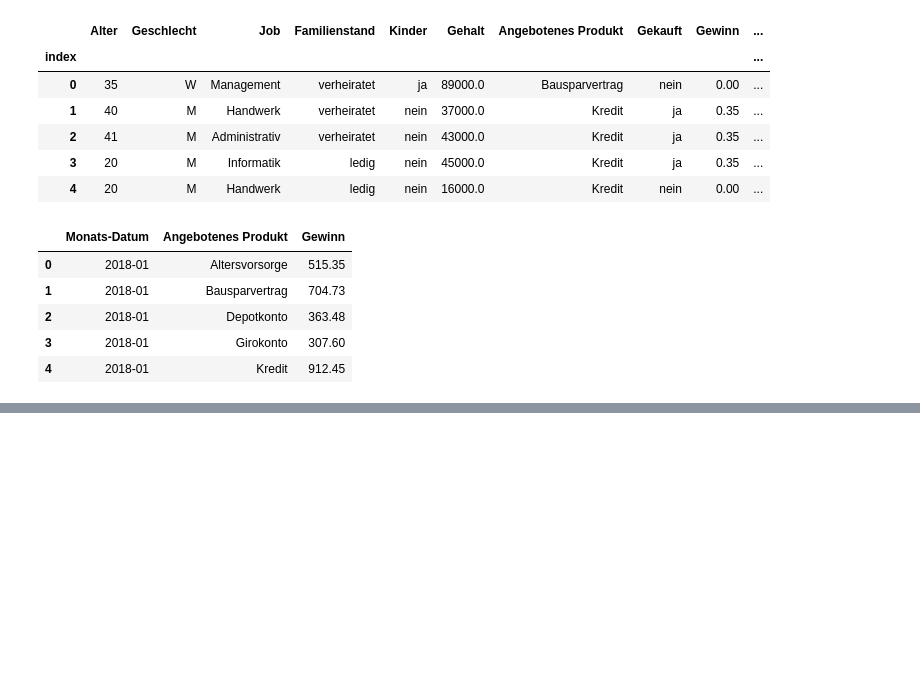
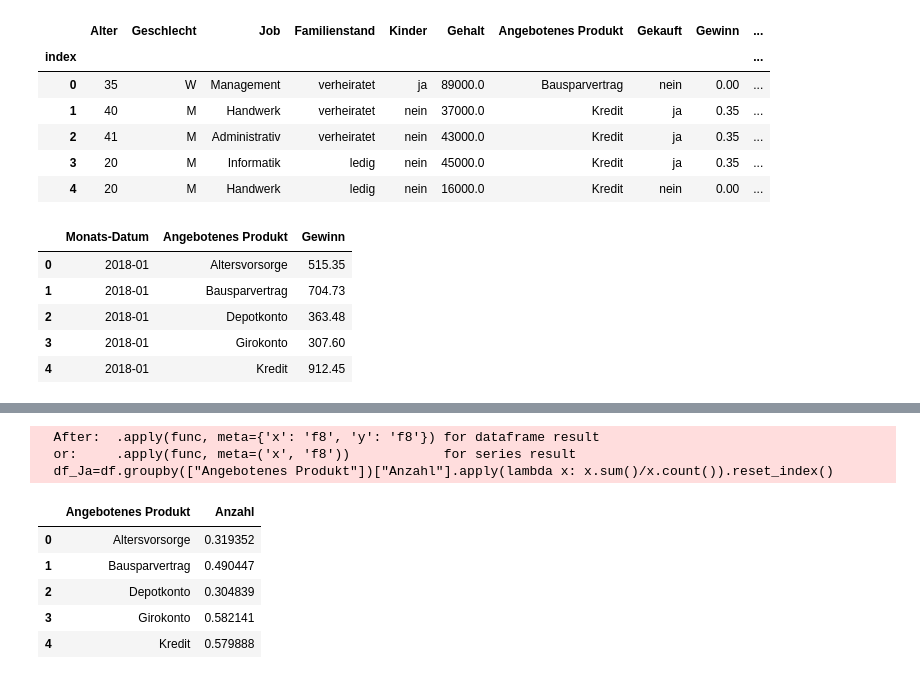
Before and after one commit to Sabokou/Fallstudie, a Jupyter notebook: Plots/Test_2.ipynb, the cells around one changed output, grey strips where cells are left out. Saved outputs shown, nothing was run; the diff lists cells and outputs as text; code cells hidden in the pictures; blank space fills up the shorter version.

```diff
--- a/Plots/Test_2.ipynb
+++ b/Plots/Test_2.ipynb
@@ -74,0 +78,13 @@ px.line(df_Gewinn_pro_Monat, x=df_Gewinn_pro_Monat["Monats-Datum"], y=df_Gewinn_
+# %%
+df_Ja=df.groupby(["Angebotenes Produkt"])["Anzahl"].apply(lambda x: x.sum()/x.count()).reset_index()
+df_Ja.head()
+# %% [output]
+  After:  .apply(func, meta={'x': 'f8', 'y': 'f8'}) for dataframe result
+  or:     .apply(func, meta=('x', 'f8'))            for series result
+  df_Ja=df.groupby(["Angebotenes Produkt"])["Anzahl"].apply(lambda x: x.sum()/x.count()).reset_index()
+|  | Angebotenes Produkt | Anzahl |
+| 0 | Altersvorsorge | 0.319352 |
+| 1 | Bausparvertrag | 0.490447 |
+| 2 | Depotkonto | 0.304839 |
+| 3 | Girokonto | 0.582141 |
+| 4 | Kredit | 0.579888 |
```
Also changed, not shown: parts of 3 cells of this notebook, 1 other file.
